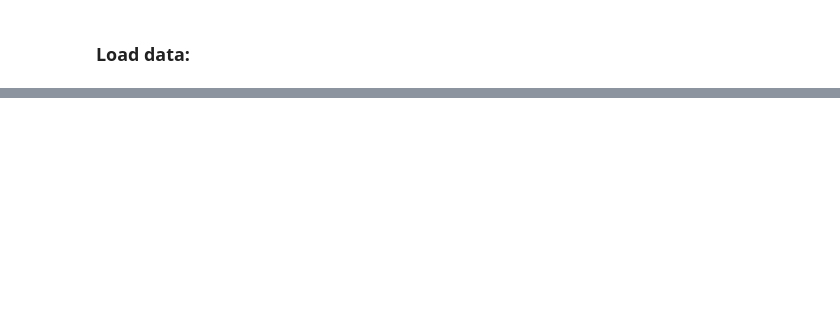
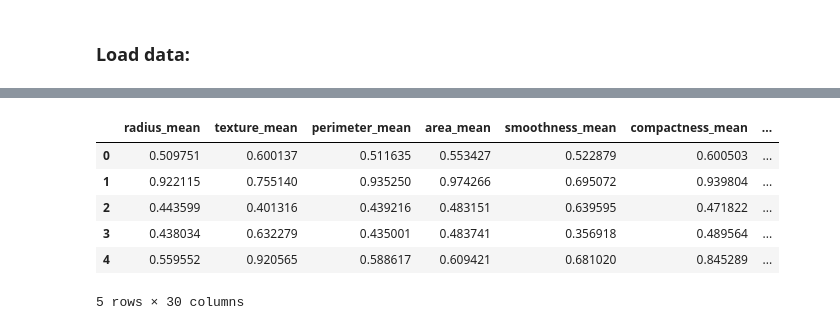
Before and after one commit to mcollpol/BreastCancerPrediction, a Jupyter notebook: research/notebooks/02-feature-engineering.ipynb, the cells around one changed output, grey strips where cells are left out. Cells and saved outputs as stored; diff of their text form; code cells hidden in the pictures; blank space fills up the shorter version.

```diff
--- a/research/notebooks/02-feature-engineering.ipynb
+++ b/research/notebooks/02-feature-engineering.ipynb
@@ -189,0 +236,10 @@ df.to_csv("..\data\clean_breast_cancer.csv", index=False)
+# %%
+X_train.head()
+# %% [output]
+|  | radius_mean | texture_mean | perimeter_mean | area_mean | smoothness_mean | compactness_mean | ... |
+| 0 | 0.509751 | 0.600137 | 0.511635 | 0.553427 | 0.522879 | 0.600503 | ... |
+| 1 | 0.922115 | 0.755140 | 0.935250 | 0.974266 | 0.695072 | 0.939804 | ... |
+| 2 | 0.443599 | 0.401316 | 0.439216 | 0.483151 | 0.639595 | 0.471822 | ... |
+| 3 | 0.438034 | 0.632279 | 0.435001 | 0.483741 | 0.356918 | 0.489564 | ... |
+| 4 | 0.559552 | 0.920565 | 0.588617 | 0.609421 | 0.681020 | 0.845289 | ... |
+5 rows × 30 columns
```
Also changed, not shown: parts of 57 cells of this notebook, 3 other files.
